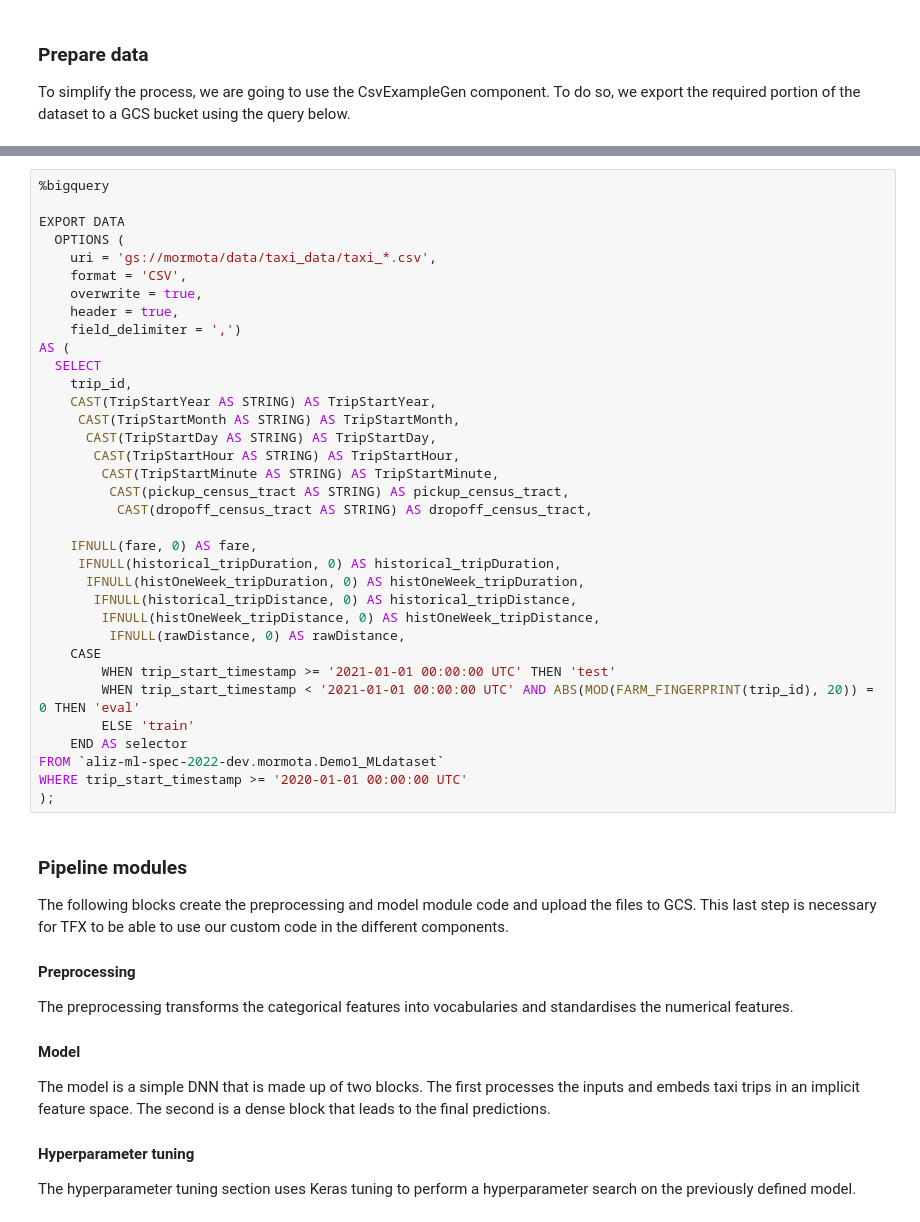
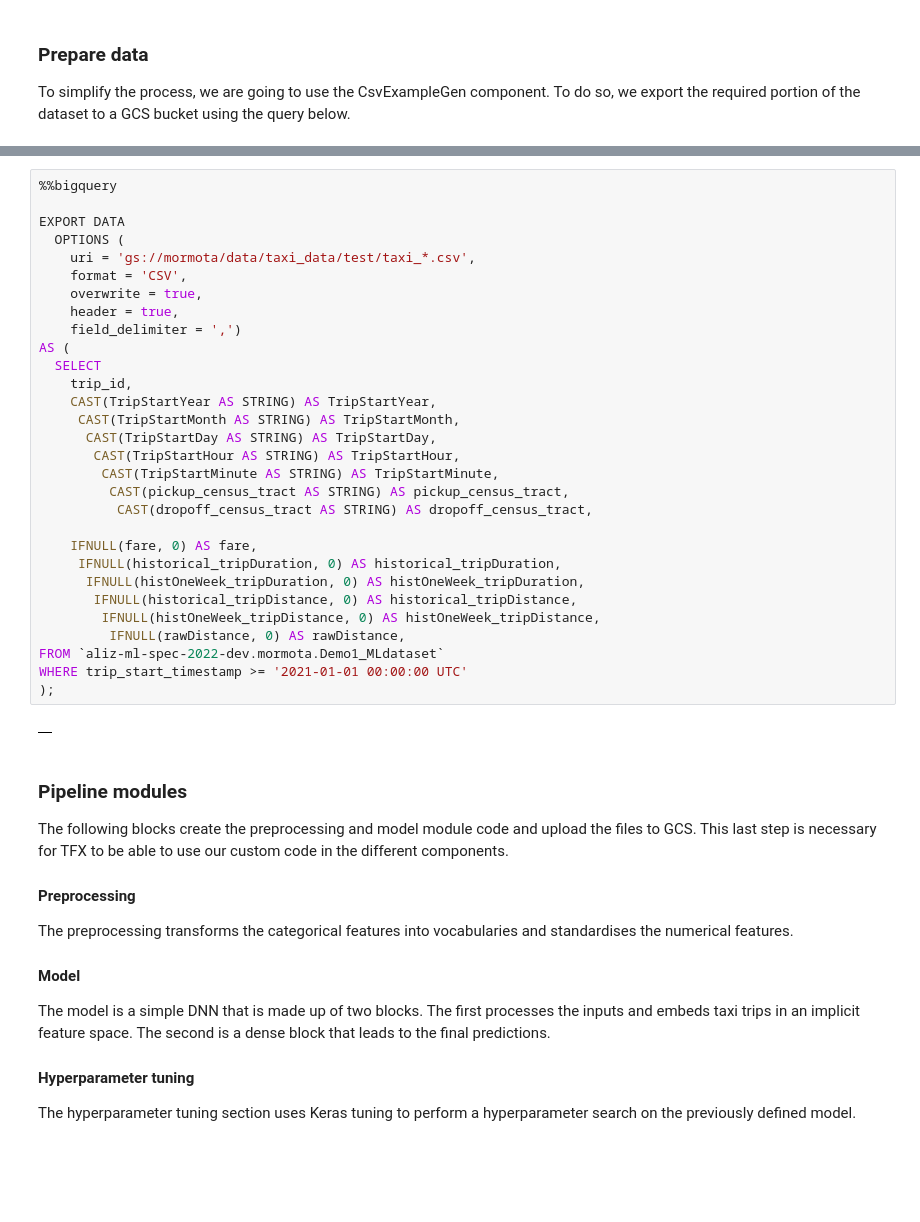
Before and after one commit to aliz-ai/ml-spec-2022, a Jupyter notebook: Demo_1/0. Pipeline Definition.ipynb, the cells around one changed output, grey strips where cells are left out. Saved outputs shown, nothing was run; the diff lists cells and outputs as text; blank space fills up the shorter version.

```diff
--- a/Demo_1/0_Pipeline_Definition.ipynb
+++ b/Demo_1/0. Pipeline Definition.ipynb
@@ -54,38 +120,35 @@ To simplify the process, we are going to use the CsvExampleGen component. To do
 # %%
-%bigquery
+%%bigquery
 
 EXPORT DATA
   OPTIONS (
-    uri = 'gs://mormota/data/taxi_data/taxi_*.csv',
+    uri = 'gs://mormota/data/taxi_data/test/taxi_*.csv',
     format = 'CSV',
     overwrite = true,
     header = true,
     field_delimiter = ',')
 AS (
   SELECT
     trip_id,
     CAST(TripStartYear AS STRING) AS TripStartYear,
      CAST(TripStartMonth AS STRING) AS TripStartMonth,
       CAST(TripStartDay AS STRING) AS TripStartDay,
        CAST(TripStartHour AS STRING) AS TripStartHour,
         CAST(TripStartMinute AS STRING) AS TripStartMinute,
          CAST(pickup_census_tract AS STRING) AS pickup_census_tract,
           CAST(dropoff_census_tract AS STRING) AS dropoff_census_tract,
 
     IFNULL(fare, 0) AS fare,
      IFNULL(historical_tripDuration, 0) AS historical_tripDuration,
       IFNULL(histOneWeek_tripDuration, 0) AS histOneWeek_tripDuration,
        IFNULL(historical_tripDistance, 0) AS historical_tripDistance,
         IFNULL(histOneWeek_tripDistance, 0) AS histOneWeek_tripDistance,
          IFNULL(rawDistance, 0) AS rawDistance,
-    CASE
-        WHEN trip_start_timestamp >= '2021-01-01 00:00:00 UTC' THEN 'test'
-        WHEN trip_start_timestamp < '2021-01-01 00:00:00 UTC' AND ABS(MOD(FARM_FINGERPRINT(trip_id), 20)) = 0 THEN 'eval'
-        ELSE 'train'
-    END AS selector
 FROM `aliz-ml-spec-2022-dev.mormota.Demo1_MLdataset`
-WHERE trip_start_timestamp >= '2020-01-01 00:00:00 UTC'
+WHERE trip_start_timestamp >= '2021-01-01 00:00:00 UTC'
 );
+# %% [output]
+|  |
 # %% [markdown]
 ### Pipeline modules
 
```
Also changed, not shown: parts of 9 cells of this notebook, 3 other files.
